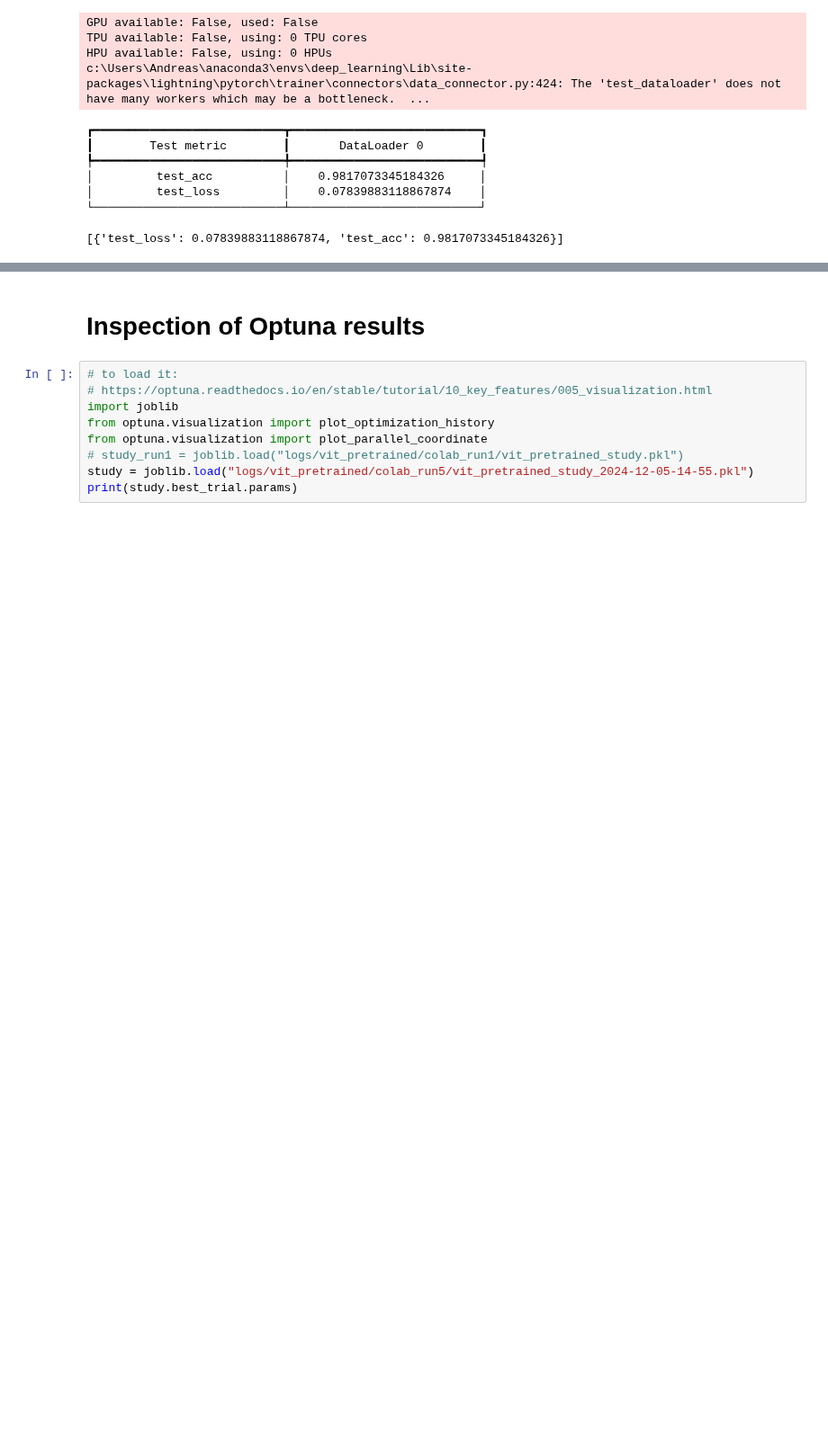
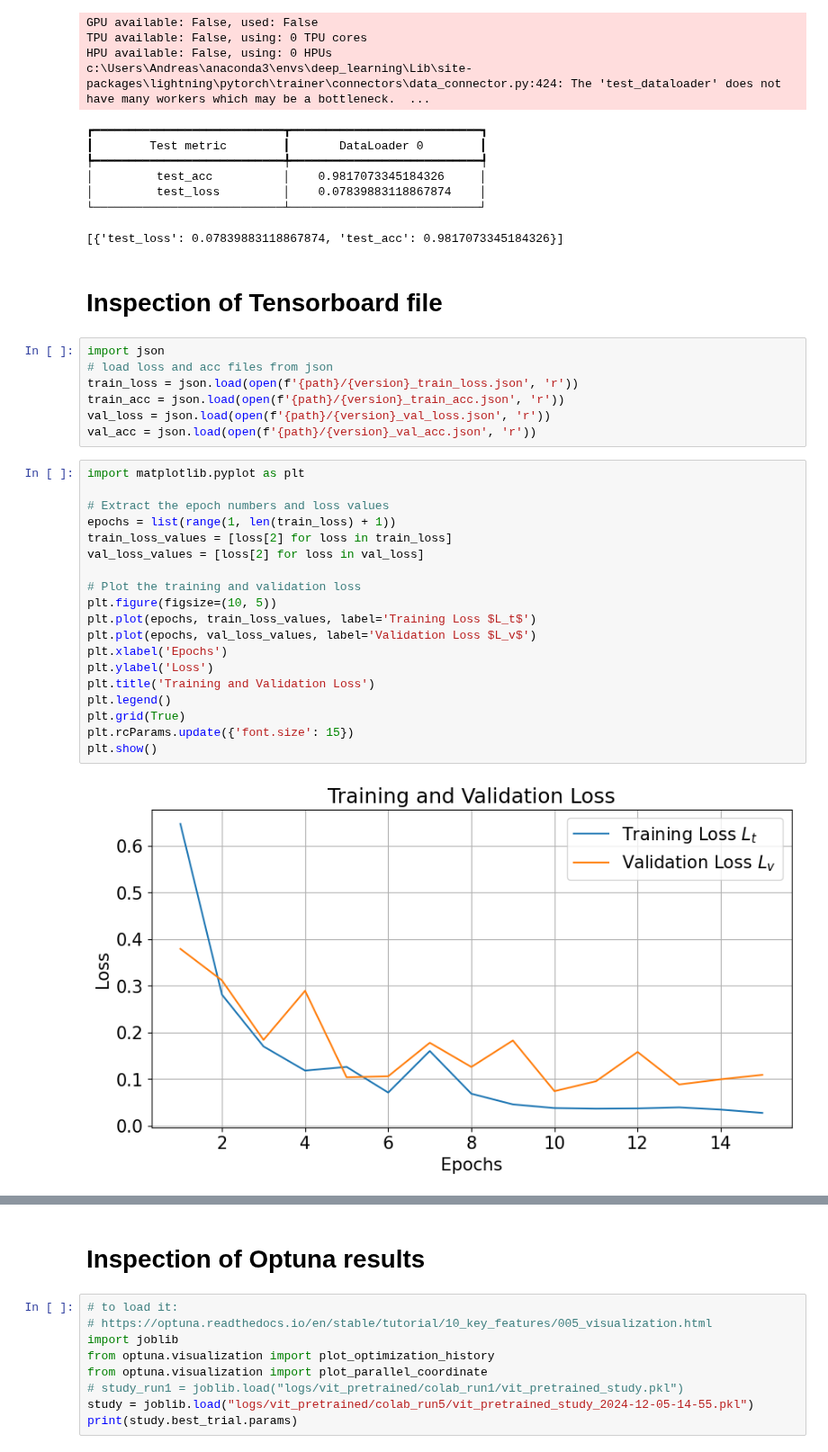
Before and after one commit to Andreas691667/DL24Project, a Jupyter notebook: vit_pretrained.ipynb, the cells around one changed output, grey strips where cells are left out. Shown at 90% size. Drawn from its saved outputs; the diff is of its cells as text; blank space fills up the shorter version.

```diff
--- a/vit_pretrained.ipynb
+++ b/vit_pretrained.ipynb
@@ -351,3 +351,33 @@ c:\Users\Andreas\anaconda3\envs\deep_learning\Lib\site-packages\lightning\pytorc
 │         test_loss         │    0.07839883118867874    │
 └───────────────────────────┴───────────────────────────┘
 [{'test_loss': 0.07839883118867874, 'test_acc': 0.9817073345184326}]
+# %% [markdown]
+# Inspection of Tensorboard file
+# %%
+import json
+# load loss and acc files from json
+train_loss = json.load(open(f'{path}/{version}_train_loss.json', 'r'))
+train_acc = json.load(open(f'{path}/{version}_train_acc.json', 'r'))
+val_loss = json.load(open(f'{path}/{version}_val_loss.json', 'r'))
+val_acc = json.load(open(f'{path}/{version}_val_acc.json', 'r'))
+# %%
+import matplotlib.pyplot as plt
+
+# Extract the epoch numbers and loss values
+epochs = list(range(1, len(train_loss) + 1))
+train_loss_values = [loss[2] for loss in train_loss]
+val_loss_values = [loss[2] for loss in val_loss]
+
+# Plot the training and validation loss
+plt.figure(figsize=(10, 5))
+plt.plot(epochs, train_loss_values, label='Training Loss $L_t$')
+plt.plot(epochs, val_loss_values, label='Validation Loss $L_v$')
+plt.xlabel('Epochs')
+plt.ylabel('Loss')
+plt.title('Training and Validation Loss')
+plt.legend()
+plt.grid(True)
+plt.rcParams.update({'font.size': 15})
+plt.show()
+# %% [output]
+[figure, added]
```
Also changed, not shown: parts of 3 cells of this notebook, 7 other files.
